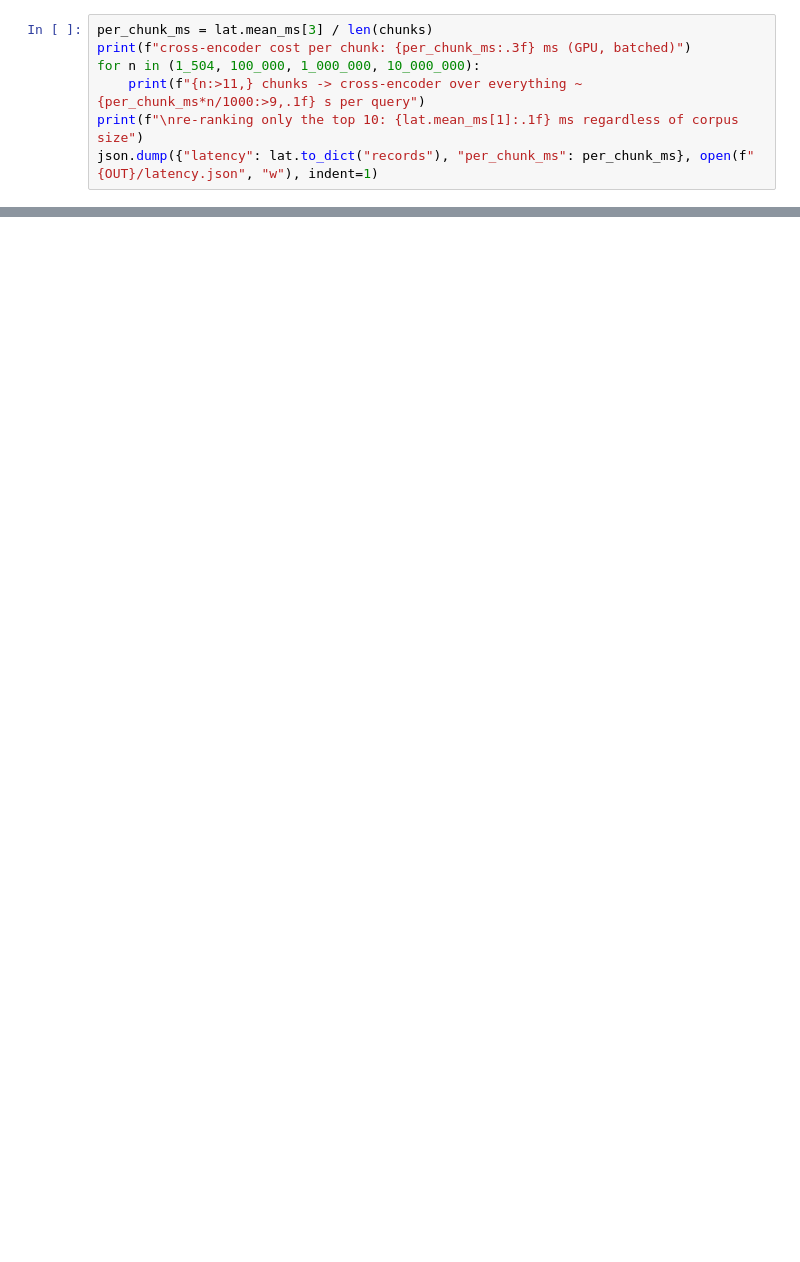
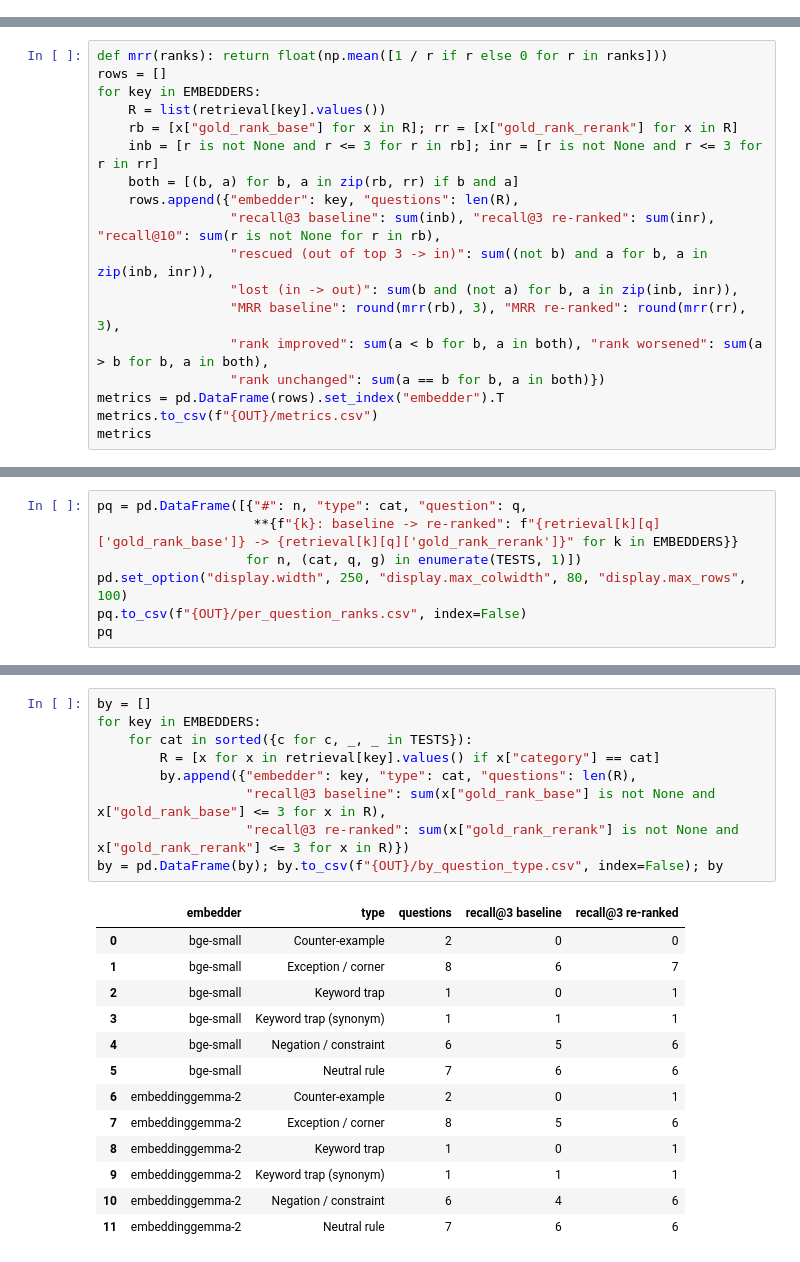
Before and after one commit to AkshatP0285/Test_1, a Jupyter notebook: rag_assignment.ipynb, the cells around one changed output, grey strips where cells are left out. Drawn from its saved outputs; the diff is of its cells as text; blank space fills up the shorter version.

Commit message:
Keep only the Qwen3.5-9B, 25-question experiment: single notebook with failure-mode analysis, latency table and checks

```diff
--- a/rag_assignment.ipynb
+++ b/rag_assignment.ipynb
@@ -328,7 +0,0 @@ query and then does a (fast) vector lookup.
-# %%
-per_chunk_ms = lat.mean_ms[3] / len(chunks)
-print(f"cross-encoder cost per chunk: {per_chunk_ms:.3f} ms (GPU, batched)")
-for n in (1_504, 100_000, 1_000_000, 10_000_000):
-    print(f"{n:>11,} chunks -> cross-encoder over everything ~ {per_chunk_ms*n/1000:>9,.1f} s per query")
-print(f"\nre-ranking only the top 10: {lat.mean_ms[1]:.1f} ms regardless of corpus size")
-json.dump({"latency": lat.to_dict("records"), "per_chunk_ms": per_chunk_ms}, open(f"{OUT}/latency.json", "w"), indent=1)
@@ -342,0 +262,18 @@ re-ranking only the top 10: 21.3 ms regardless of corpus size
+# %%
+def mrr(ranks): return float(np.mean([1 / r if r else 0 for r in ranks]))
+rows = []
+for key in EMBEDDERS:
+    R = list(retrieval[key].values())
+    rb = [x["gold_rank_base"] for x in R]; rr = [x["gold_rank_rerank"] for x in R]
+    inb = [r is not None and r <= 3 for r in rb]; inr = [r is not None and r <= 3 for r in rr]
+    both = [(b, a) for b, a in zip(rb, rr) if b and a]
+    rows.append({"embedder": key, "questions": len(R),
+                 "recall@3 baseline": sum(inb), "recall@3 re-ranked": sum(inr), "recall@10": sum(r is not None for r in rb),
+                 "rescued (out of top 3 -> in)": sum((not b) and a for b, a in zip(inb, inr)),
+                 "lost (in -> out)": sum(b and (not a) for b, a in zip(inb, inr)),
+                 "MRR baseline": round(mrr(rb), 3), "MRR re-ranked": round(mrr(rr), 3),
+                 "rank improved": sum(a < b for b, a in both), "rank worsened": sum(a > b for b, a in both),
+                 "rank unchanged": sum(a == b for b, a in both)})
+metrics = pd.DataFrame(rows).set_index("embedder").T
+metrics.to_csv(f"{OUT}/metrics.csv")
+metrics
@@ -342,0 +299,7 @@ re-ranking only the top 10: 21.3 ms regardless of corpus size
+# %%
+pq = pd.DataFrame([{"#": n, "type": cat, "question": q,
+                    **{f"{k}: baseline -> re-ranked": f"{retrieval[k][q]['gold_rank_base']} -> {retrieval[k][q]['gold_rank_rerank']}" for k in EMBEDDERS}}
+                   for n, (cat, q, g) in enumerate(TESTS, 1)])
+pd.set_option("display.width", 250, "display.max_colwidth", 80, "display.max_rows", 100)
+pq.to_csv(f"{OUT}/per_question_ranks.csv", index=False)
+pq
@@ -342,0 +324,23 @@ re-ranking only the top 10: 21.3 ms regardless of corpus size
+# %%
+by = []
+for key in EMBEDDERS:
+    for cat in sorted({c for c, _, _ in TESTS}):
+        R = [x for x in retrieval[key].values() if x["category"] == cat]
+        by.append({"embedder": key, "type": cat, "questions": len(R),
+                   "recall@3 baseline": sum(x["gold_rank_base"] is not None and x["gold_rank_base"] <= 3 for x in R),
+                   "recall@3 re-ranked": sum(x["gold_rank_rerank"] is not None and x["gold_rank_rerank"] <= 3 for x in R)})
+by = pd.DataFrame(by); by.to_csv(f"{OUT}/by_question_type.csv", index=False); by
+# %% [output]
+|  | embedder | type | questions | recall@3 baseline | recall@3 re-ranked |
+| 0 | bge-small | Counter-example | 2 | 0 | 0 |
+| 1 | bge-small | Exception / corner | 8 | 6 | 7 |
+| 2 | bge-small | Keyword trap | 1 | 0 | 1 |
+| 3 | bge-small | Keyword trap (synonym) | 1 | 1 | 1 |
+| 4 | bge-small | Negation / constraint | 6 | 5 | 6 |
+| 5 | bge-small | Neutral rule | 7 | 6 | 6 |
+| 6 | embeddinggemma-2 | Counter-example | 2 | 0 | 1 |
+| 7 | embeddinggemma-2 | Exception / corner | 8 | 5 | 6 |
+| 8 | embeddinggemma-2 | Keyword trap | 1 | 0 | 1 |
+| 9 | embeddinggemma-2 | Keyword trap (synonym) | 1 | 1 | 1 |
+| 10 | embeddinggemma-2 | Negation / constraint | 6 | 4 | 6 |
+| 11 | embeddinggemma-2 | Neutral rule | 7 | 6 | 6 |
```
Also changed, not shown: parts of 58 cells of this notebook, 34 other files.
